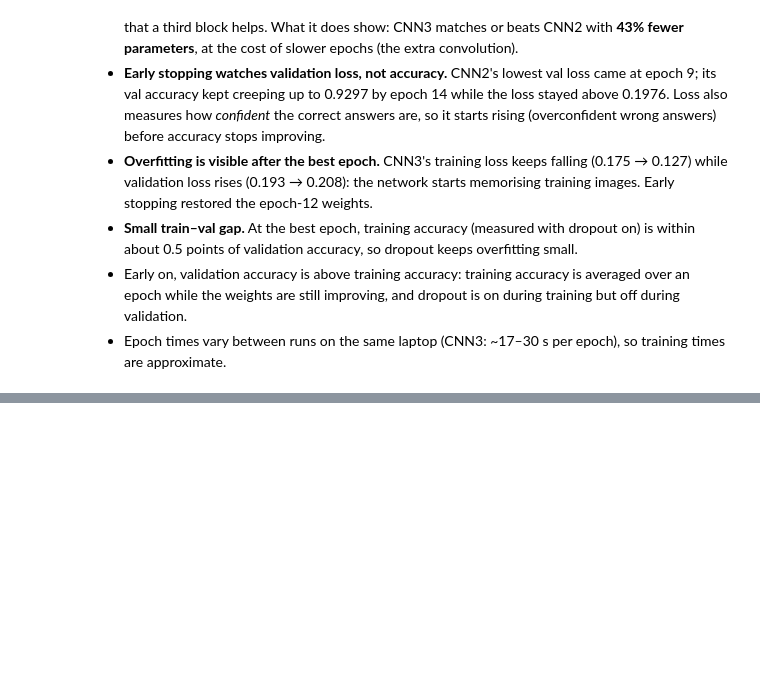
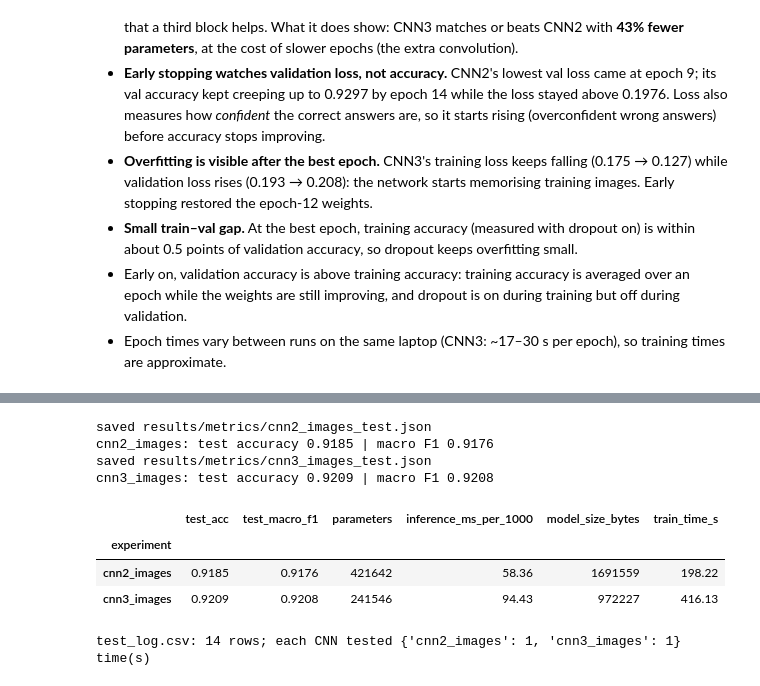
Before and after one commit to rajdeep-2004/fashion-image-classification-benchmark, a Jupyter notebook: notebooks/06_cnn_training.ipynb, the cells around one changed output, grey strips where cells are left out. Saved outputs shown, nothing was run; the diff lists cells and outputs as text; code cells hidden in the pictures; blank space fills up the shorter version.

```diff
--- a/notebooks/06_cnn_training.ipynb
+++ b/notebooks/06_cnn_training.ipynb
@@ -215,0 +217,27 @@ final CNN (chosen on validation): cnn3
+# %%
+test_results = {}
+for name, make in MODELS.items():
+    path = config.METRICS_DIR / f"{name}_images_test.json"
+    if not path.exists():
+        final_test_run_cnn(name, make())
+    test_results[name] = json.loads(path.read_text())
+
+display(pd.DataFrame([{
+    "experiment": t["experiment"], "test_acc": t["accuracy"], "test_macro_f1": t["macro_f1"],
+    "parameters": t["model_size_detail"]["value"], "inference_ms_per_1000": t["inference_ms_per_1000"],
+    "model_size_bytes": t["model_size_bytes"], "train_time_s": t["train_time_s"],
+} for t in test_results.values()]).set_index("experiment"))
+
+test_log = pd.read_csv(config.TEST_LOG_PATH)
+print(f"test_log.csv: {len(test_log)} rows; each CNN tested",
+      {f"{n}_images": int((test_log['experiment'] == f'{n}_images').sum()) for n in MODELS}, "time(s)")
+# %% [output]
+saved results/metrics/cnn2_images_test.json
+cnn2_images: test accuracy 0.9185 | macro F1 0.9176
+saved results/metrics/cnn3_images_test.json
+cnn3_images: test accuracy 0.9209 | macro F1 0.9208
+|  | test_acc | test_macro_f1 | parameters | inference_ms_per_1000 | model_size_bytes | train_time_s |
+| experiment |  |  |  |  |  |  |
+| cnn2_images | 0.9185 | 0.9176 | 421642 | 58.36 | 1691559 | 198.22 |
+| cnn3_images | 0.9209 | 0.9208 | 241546 | 94.43 | 972227 | 416.13 |
+test_log.csv: 14 rows; each CNN tested {'cnn2_images': 1, 'cnn3_images': 1} time(s)
```
Also changed, not shown: parts of 6 cells of this notebook, 5 other files.
